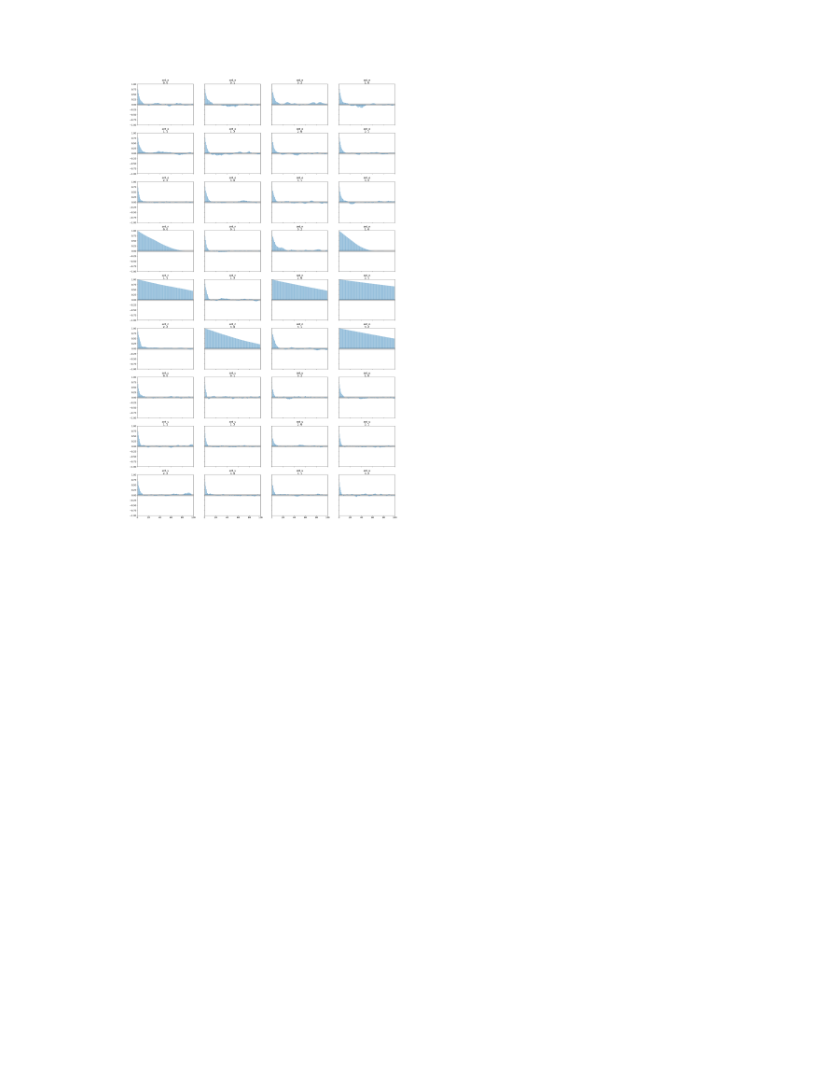
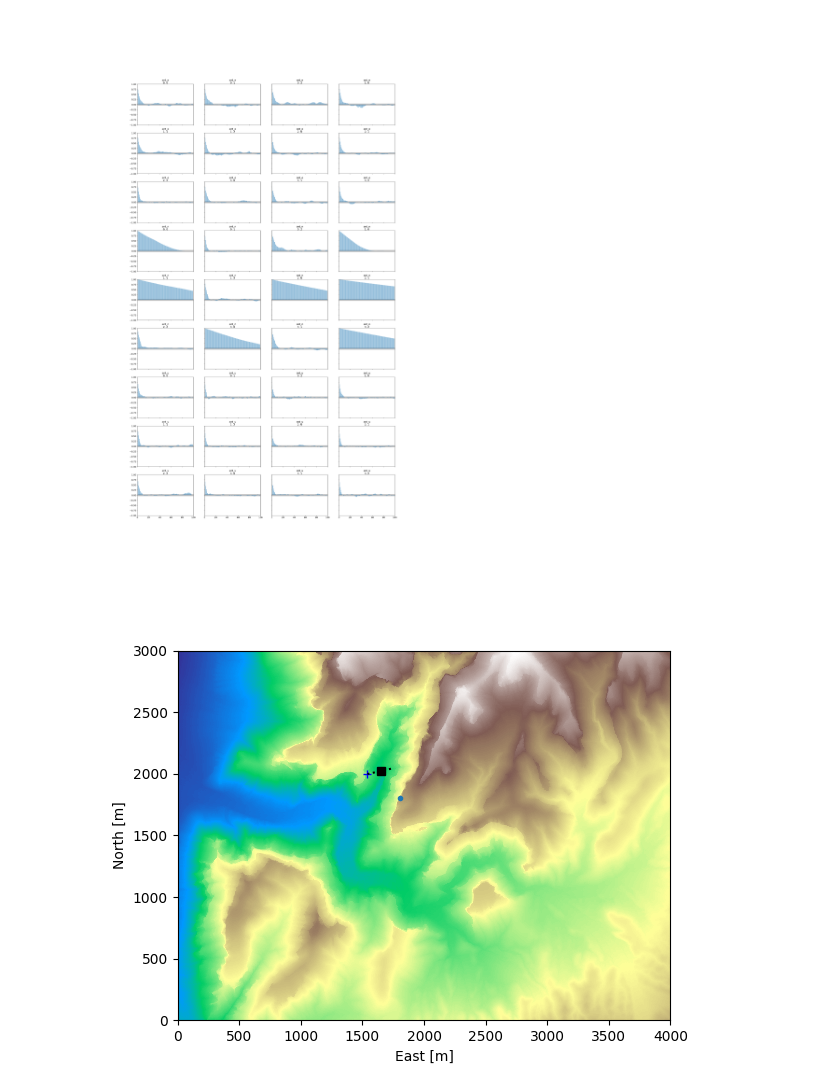
Before and after one commit to KomalKaur0/eigsep_hrzn_mapping, a Jupyter notebook: notebooks/EIGSEP Image Fit.ipynb, the cells around one changed output. Cells and saved outputs as stored; diff of their text form; code cells hidden in the pictures; blank space fills up the shorter version.

Commit message:
plot sim ant aenu

```diff
--- a/notebooks/EIGSEP Image Fit.ipynb
+++ b/notebooks/EIGSEP Image Fit.ipynb
@@ -317,14 +317,14 @@ e0, n0, u0 = dem['platform']
 rng = 750
 plot_img(ax, dem.data, dem.res)
 plt.plot([e0], [n0], 's', color='k')
-for img in imgs:
+for img in imgs[-1:]:
     e, n, u = img.prms['e'], img.prms['n'], img.prms['u']
-    plt.plot([e], [n], '+', color='k')
+    plt.plot([e], [n], '+', color='blue')
     ant_ray = img.get_rays(pixels=np.array(img.meta['ant_px'][::-1]))
     plt.plot([e, e + ant_ray[0] * 220], [n, n + ant_ray[1] * 220], ':', color='k')
     trace = traces[img.key]
-    try:
-        plt.plot(np.asarray(trace.posterior[f'{img.key}_e']).flatten(), np.asarray(trace.posterior[f'{img.key}_n']).flatten(), '.');
-    except(KeyError):
-        plt.plot(np.asarray(trace.posterior['e']).flatten(), np.asarray(trace.posterior['n']).flatten(), '.');
+    # try:
+    #     plt.plot(np.asarray(trace.posterior[f'{img.key}_e']).flatten(), np.asarray(trace.posterior[f'{img.key}_n']).flatten(), '.');
+    # except(KeyError):
+    plt.plot(np.asarray(trace.posterior['e']).flatten(), np.asarray(trace.posterior['n']).flatten(), '.');
 # %% [output]
@@ -402,3 +402,24 @@ array([[<Axes: title={'center': 'ant_e\n0, 0'}>,
         <Axes: title={'center': 'ant_u\n3, 1'}>,
         <Axes: title={'center': 'ant_u\n3, 2'}>]], dtype=object)
 [figure]
+# %%
+#e,n,u = dem.latlon_to_enu(39.247907, -113.402715)
+#u = dem.interp_alt(e, n)
+#print(e, n, u)
+fig, ax = plt.subplots()
+e0, n0, u0 = dem['platform']
+rng = 750
+plot_img(ax, dem.data, dem.res)
+plt.plot([e0], [n0], 's', color='k')
+for img in imgs[-1:]:
+    e, n, u = img.prms['e'], img.prms['n'], img.prms['u']
+    plt.plot([e], [n], '+', color='blue')
+    ant_ray = img.get_rays(pixels=np.array(img.meta['ant_px'][::-1]))
+    plt.plot([e, e + ant_ray[0] * 220], [n, n + ant_ray[1] * 220], ':', color='k')
+    trace = traces[img.key]
+    # try:
+    #     plt.plot(np.asarray(trace.posterior[f'{img.key}_e']).flatten(), np.asarray(trace.posterior[f'{img.key}_n']).flatten(), '.');
+    # except(KeyError):
+    plt.plot(mean_ant_e, mean_ant_n, '.');
+# %% [output]
+[figure, added]
```
Also changed, not shown: parts of 1 cell of this notebook, 1 other file.
